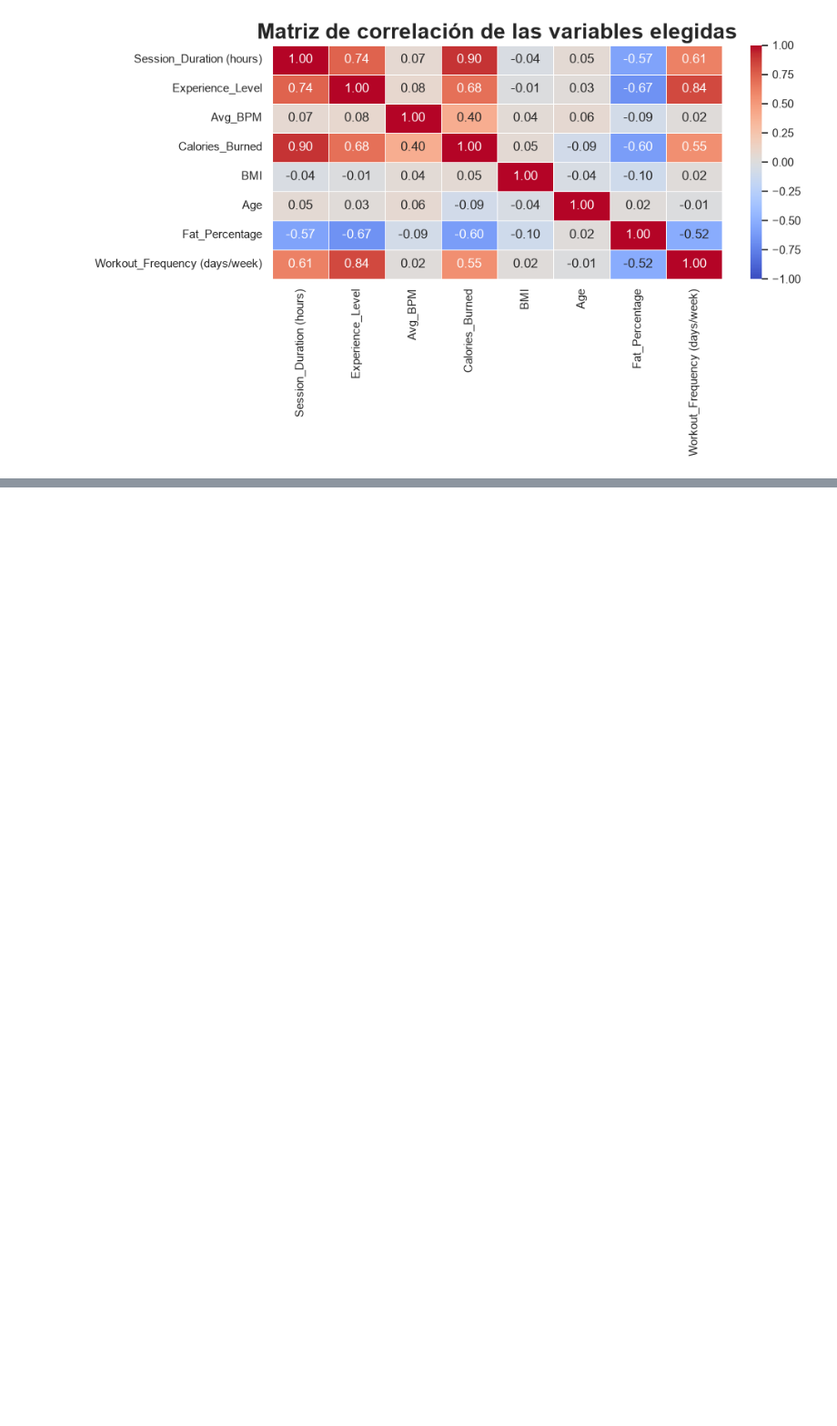
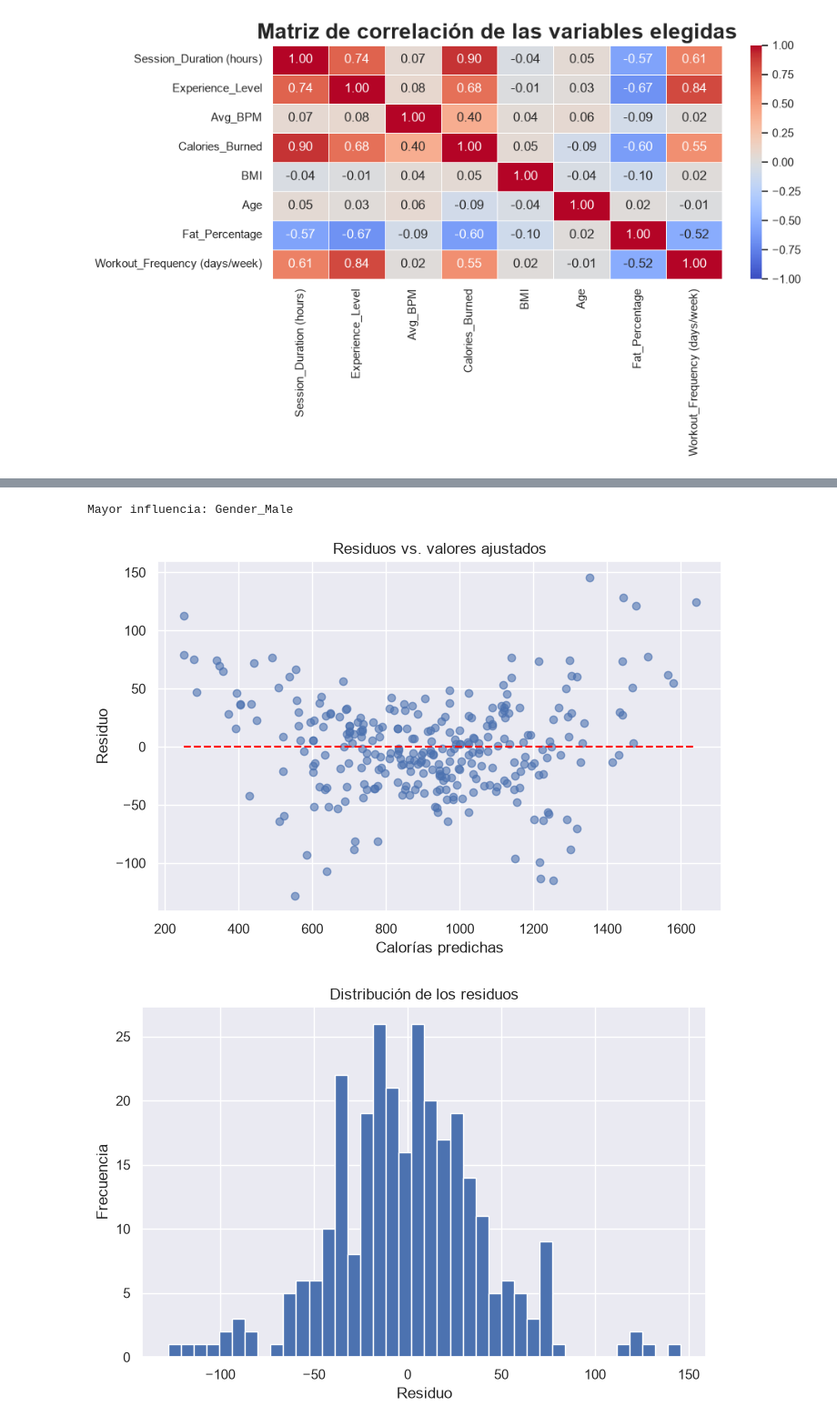
Before and after one commit to SolJosefinaMercado/TP_Promocion_EED2, a Jupyter notebook: notebook_eda.ipynb, the cells around one changed output, grey strips where cells are left out. Shown at 91% size. Drawn from its saved outputs; the diff is of its cells as text; code cells hidden in the pictures; blank space fills up the shorter version.

```diff
--- a/notebook_eda.ipynb
+++ b/notebook_eda.ipynb
@@ -269,0 +375,28 @@ plt.show()
+# %%
+# Valores ajustados y residuos
+y_pred = modelo.predict(X)
+residuos = y - y_pred
+
+# Variable con mayor influencia (igual que en el Módulo 10)
+print('Mayor influencia:', X.columns[np.argmax(abs(modelo.coef_))])
+
+# Linealidad y homocedasticidad: residuos vs. valores ajustados
+plt.figure(figsize=(8, 5))
+plt.scatter(y_pred, residuos, alpha=0.6)
+plt.plot([y_pred.min(), y_pred.max()], [0, 0], color='red', linestyle='--')
+plt.xlabel('Calorías predichas')
+plt.ylabel('Residuo')
+plt.title('Residuos vs. valores ajustados')
+plt.show()
+
+# Normalidad: histograma de los residuos
+plt.figure(figsize=(8, 5))
+plt.hist(residuos, bins=40, edgecolor='white')
+plt.xlabel('Residuo')
+plt.ylabel('Frecuencia')
+plt.title('Distribución de los residuos')
+plt.show()
+# %% [output]
+Mayor influencia: Gender_Male
+[figure, added]
+[figure, added]
```
Also changed, not shown: parts of 11 cells of this notebook.
